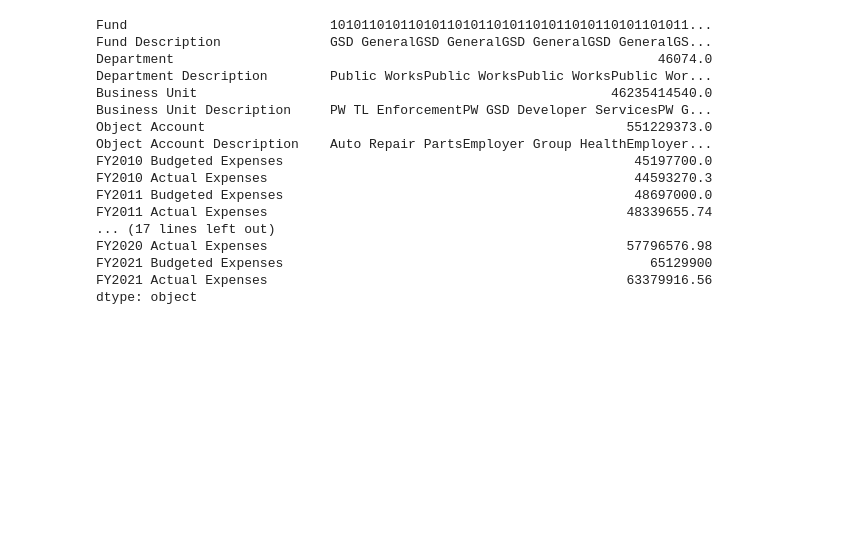
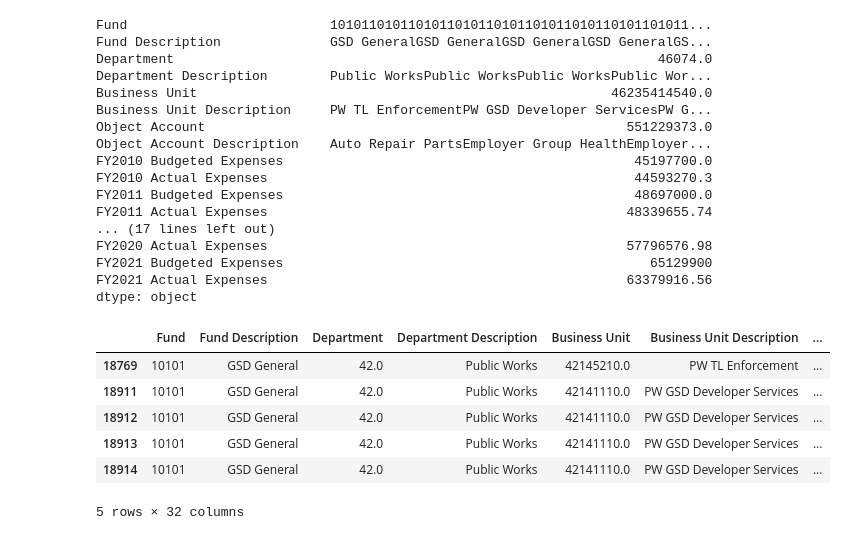
Before and after one commit to jwhankins177/capstone-budget-impact-jupyternb-python, a Jupyter notebook: notebooks/public_works.ipynb, the cells around one changed output. Saved outputs shown, nothing was run; the diff lists cells and outputs as text; code cells hidden in the pictures; blank space fills up the shorter version.

```diff
--- a/notebooks/public_works.ipynb
+++ b/notebooks/public_works.ipynb
@@ -152,3 +152,13 @@ FY2020 Actual Expenses                                              57796576.98
 FY2021 Budgeted Expenses                                               65129900
 FY2021 Actual Expenses                                              63379916.56
 dtype: object
+# %%
+df2.head()
+# %% [output]
+|  | Fund | Fund Description | Department | Department Description | Business Unit | Business Unit Description | ... |
+| 18769 | 10101 | GSD General | 42.0 | Public Works | 42145210.0 | PW TL Enforcement | ... |
+| 18911 | 10101 | GSD General | 42.0 | Public Works | 42141110.0 | PW GSD Developer Services | ... |
+| 18912 | 10101 | GSD General | 42.0 | Public Works | 42141110.0 | PW GSD Developer Services | ... |
+| 18913 | 10101 | GSD General | 42.0 | Public Works | 42141110.0 | PW GSD Developer Services | ... |
+| 18914 | 10101 | GSD General | 42.0 | Public Works | 42141110.0 | PW GSD Developer Services | ... |
+5 rows × 32 columns
```
Also changed, not shown: parts of 7 cells of this notebook, 1 other file.
